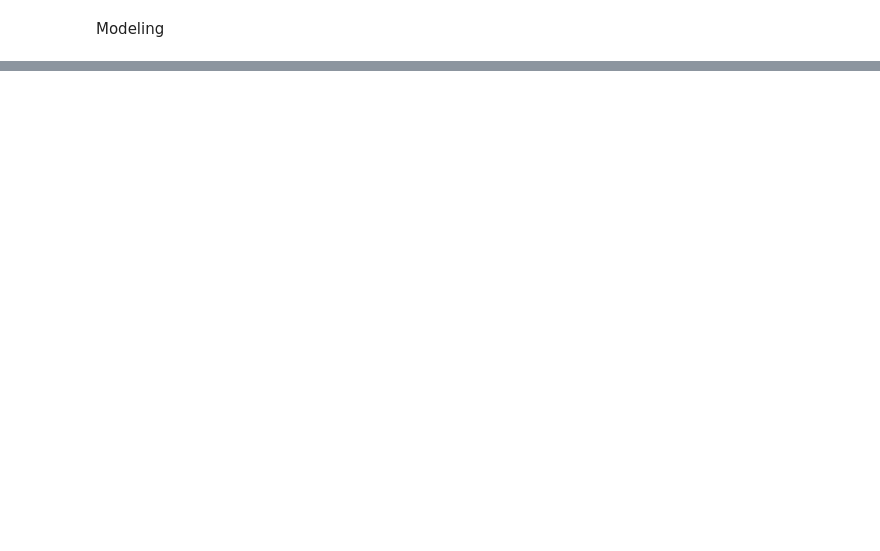
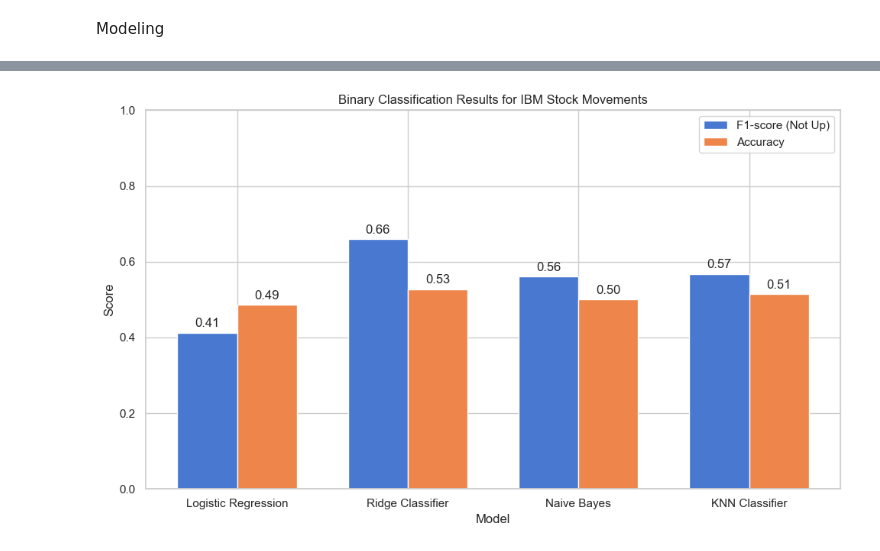
Before and after one commit to maddwillson/dsci510_fall2025_final_project, a Jupyter notebook: src/results.ipynb, the cells around one changed output, grey strips where cells are left out. Saved outputs shown, nothing was run; the diff lists cells and outputs as text; code cells hidden in the pictures; blank space fills up the shorter version.

```diff
--- a/src/results.ipynb
+++ b/src/results.ipynb
@@ -188,0 +228,5 @@ Modeling
+# %%
+# Scale
+scaler = StandardScaler()
+X_train_scaled = scaler.fit_transform(X_train)
+X_test_scaled = scaler.transform(X_test)
@@ -188,0 +243,14 @@ Modeling
+# %%
+# Models to be tested
+
+models = {
+    "Logistic Regression": LogisticRegression(
+        max_iter=1000, class_weight=class_weight_dict
+    ),
+
+    "Ridge Classifier": RidgeClassifier(),
+
+    "Naive Bayes": GaussianNB(),
+
+    "KNN Classifier": KNeighborsClassifier(n_neighbors=5),
+}
@@ -188,0 +306,35 @@ Modeling
+# %%
+# Bar plot of results
+
+fig, ax = plt.subplots(figsize=(10, 6))
+
+bar_width = 0.35
+index = range(len(model_names))
+
+bars1 = ax.bar(index, f1_minority_scores, bar_width, label='F1-score (Not Up)')
+bars2 = ax.bar([i + bar_width for i in index], accuracy_scores, bar_width, label='Accuracy')
+
+ax.set_xlabel('Model')
+ax.set_ylabel('Score')
+ax.set_title('Binary Classification Results for IBM Stock Movements')
+ax.set_xticks([i + bar_width / 2 for i in index])
+ax.set_xticklabels(model_names)
+ax.set_ylim(0, 1)
+ax.legend()
+
+# Annotate
+for bars in [bars1, bars2]:
+    for bar in bars:
+        h = bar.get_height()
+        ax.annotate(
+            f'{h:.2f}',
+            xy=(bar.get_x() + bar.get_width() / 2, h),
+            xytext=(0, 3),
+            textcoords="offset points",
+            ha='center', va='bottom'
+        )
+
+plt.tight_layout()
+plt.show()
+# %% [output]
+[figure, added]
```
Also changed, not shown: parts of 15 cells of this notebook, 2 other files.
